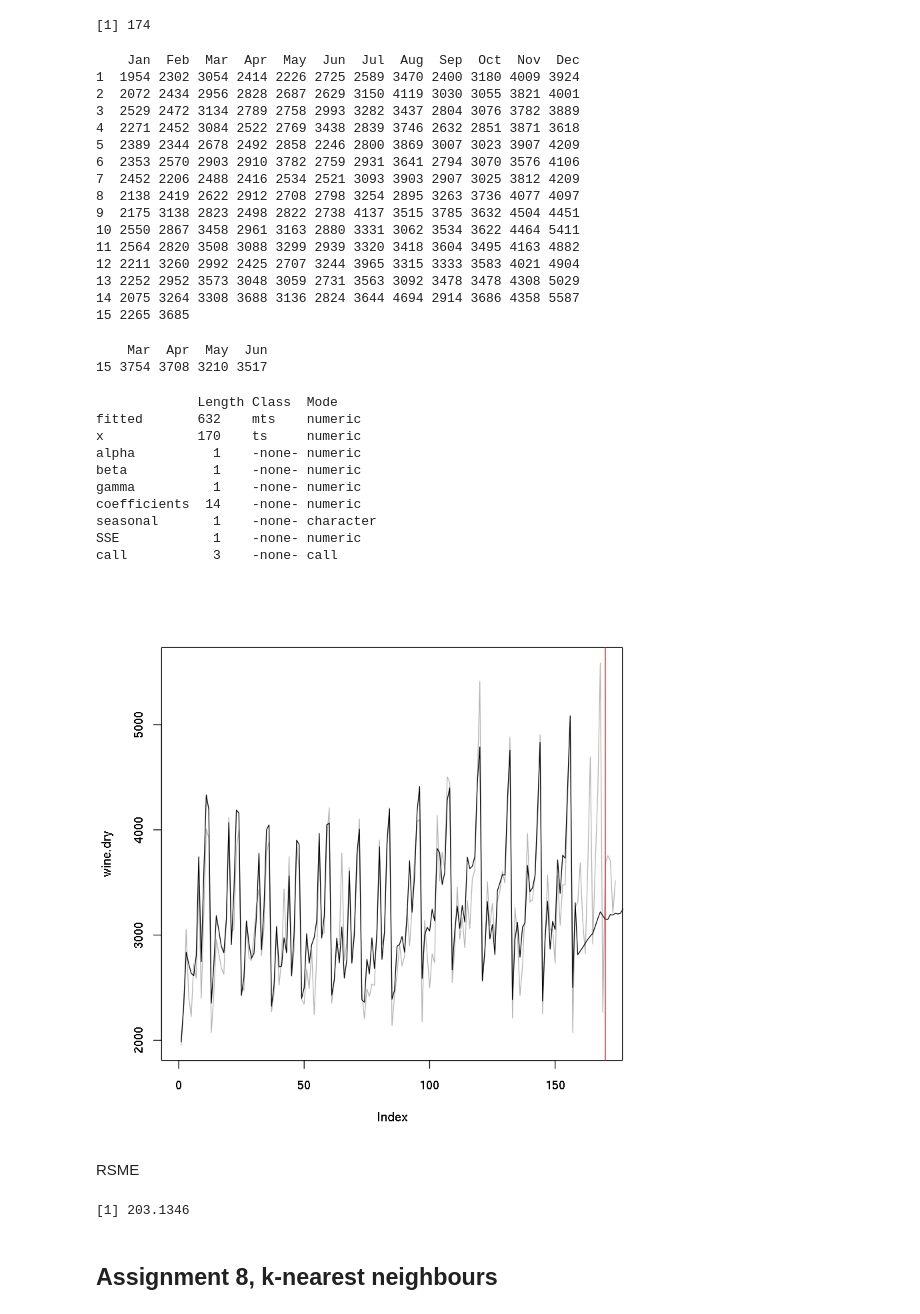
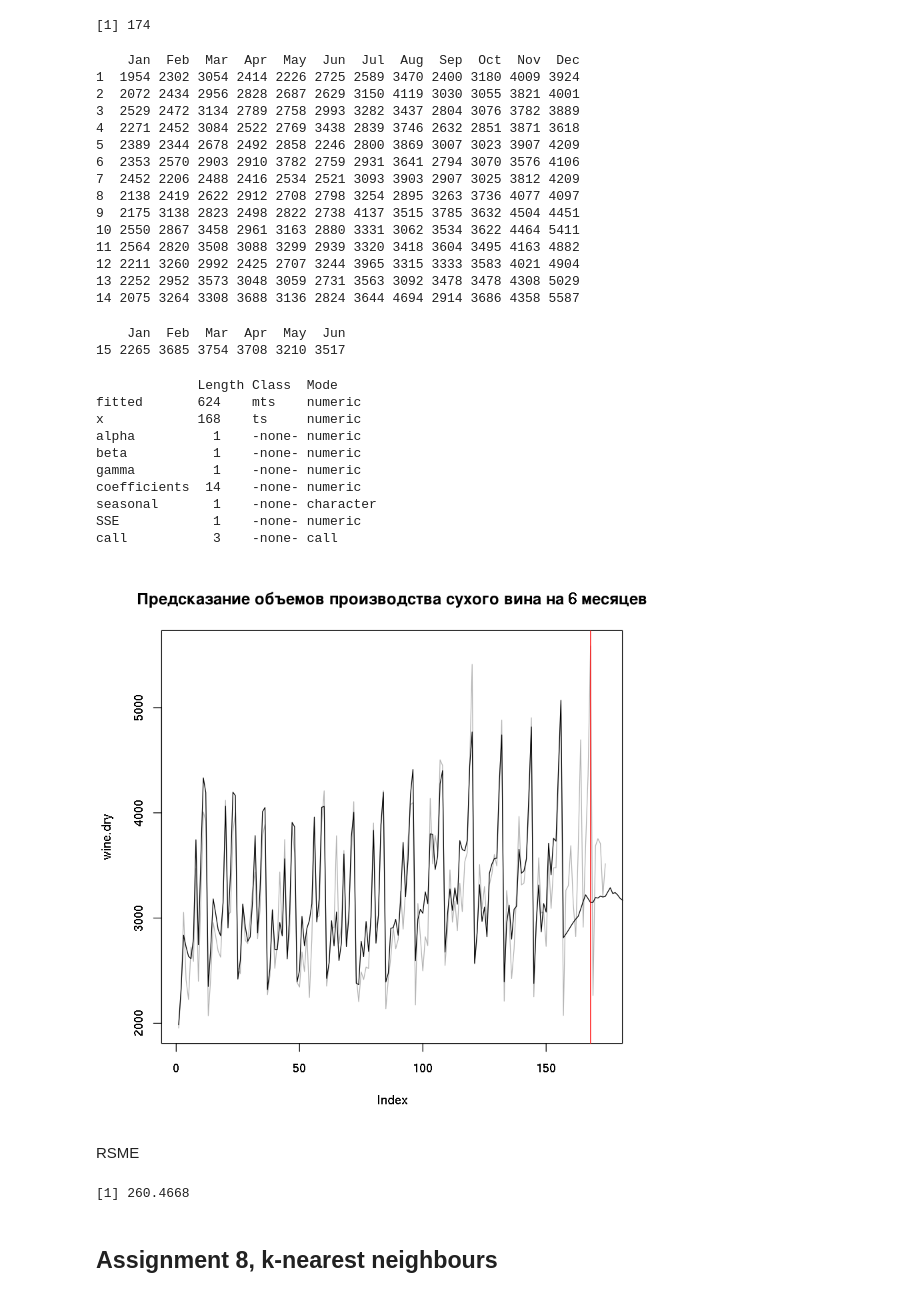
Before and after one commit to marnikitta/spbsu-homeworks, a Jupyter notebook: data-analysis/assignments.ipynb, the cells around one changed output. Cells and saved outputs as stored; diff of their text form; code cells hidden in the pictures.

```diff
--- a/data-analysis/assignments.ipynb
+++ b/data-analysis/assignments.ipynb
@@ -397,8 +403,8 @@ length(wine.dry)
 # %% [output]
 [1] 174
 # %%
-learn <- ts(wine.dry[1:170], deltat = 1/12, start = 1)
-test <- ts(wine.dry[171:length(wine.dry)], deltat = 1/12, start = c(1, 171))
+learn <- ts(wine.dry[1:168], deltat = 1/12, start = 1)
+test <- ts(wine.dry[169:length(wine.dry)], deltat = 1/12, start = c(1, 169))
 # %%
 learn
 # %% [output]
@@ -417,19 +423,18 @@ learn
 12 2211 3260 2992 2425 2707 3244 3965 3315 3333 3583 4021 4904
 13 2252 2952 3573 3048 3059 2731 3563 3092 3478 3478 4308 5029
 14 2075 3264 3308 3688 3136 2824 3644 4694 2914 3686 4358 5587
-15 2265 3685
 # %%
 test
 # %% [output]
-    Mar  Apr  May  Jun
-15 3754 3708 3210 3517
+    Jan  Feb  Mar  Apr  May  Jun
+15 2265 3685 3754 3708 3210 3517
 # %%
 exp.fit <- HoltWinters(learn, seasonal = "additive")
 summary(exp.fit)
 # %% [output]
              Length Class  Mode
-fitted       632    mts    numeric
-x            170    ts     numeric
+fitted       624    mts    numeric
+x            168    ts     numeric
 alpha          1    -none- numeric
 beta           1    -none- numeric
 gamma          1    -none- numeric
@@ -438,8 +443,9 @@ seasonal       1    -none- character
 SSE            1    -none- numeric
 call           3    -none- call
 # %%
-plot(wine.dry, col = rgb(0,0,0,0.3), t = "l", xlim = c(0, 170))
-lines(c(array(exp.fit$fitted), predict(exp.fit, 4)))
-abline(v = 170, col = "red")
+plot(wine.dry, col = rgb(0,0,0,0.3), t = "l", main = "Предсказание объемов производства сухого вина на 6 месяцев")
+predict <- array(predict(exp.fit, length(test)))
+lines(c(array(exp.fit$fitted), predict))
+abline(v = length(learn), col = "red")
 # %% [output]
-[figure, old version]
+[figure, new version]
@@ -449,9 +452,9 @@ test <- array(test)
 # %% [markdown]
 RSME
 # %%
-sd(test - predict)
+sd(array(test) - predict)
 # %% [output]
-[1] 203.1346
+[1] 260.4668
 # %% [markdown]
  <a id='a8'></a>
 ## Assignment 8,  k-nearest neighbours
```
Also changed, not shown: parts of 24 cells of this notebook.
